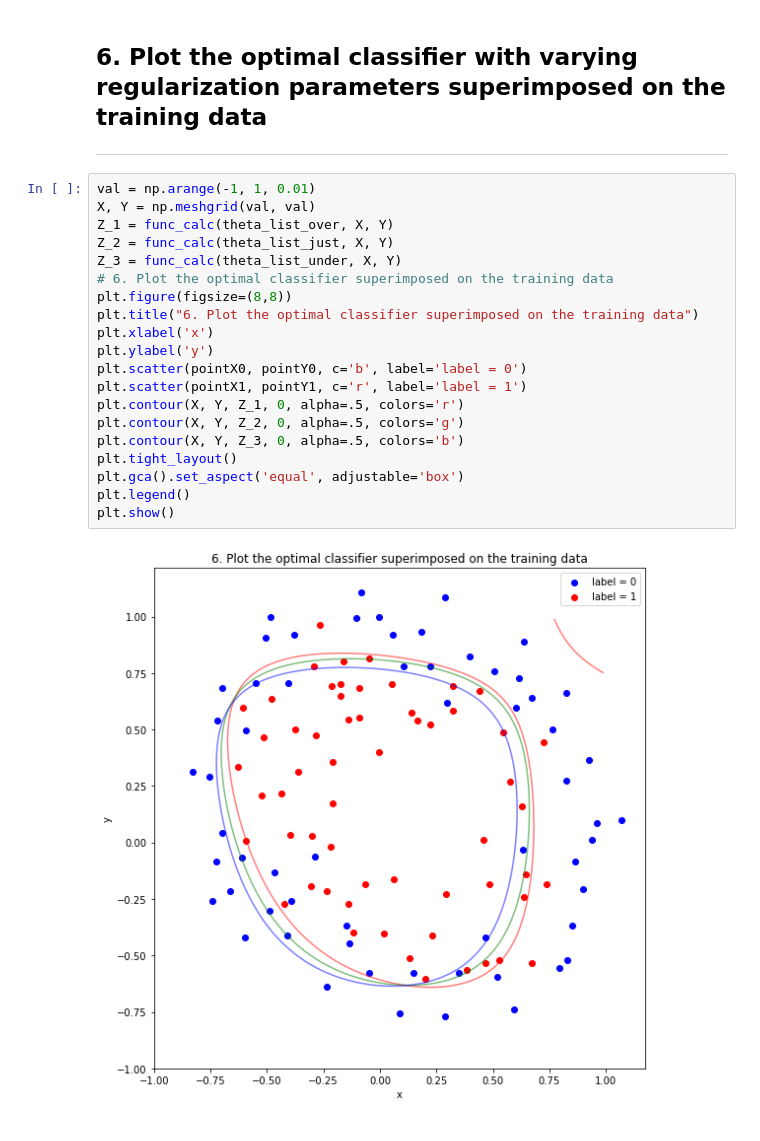
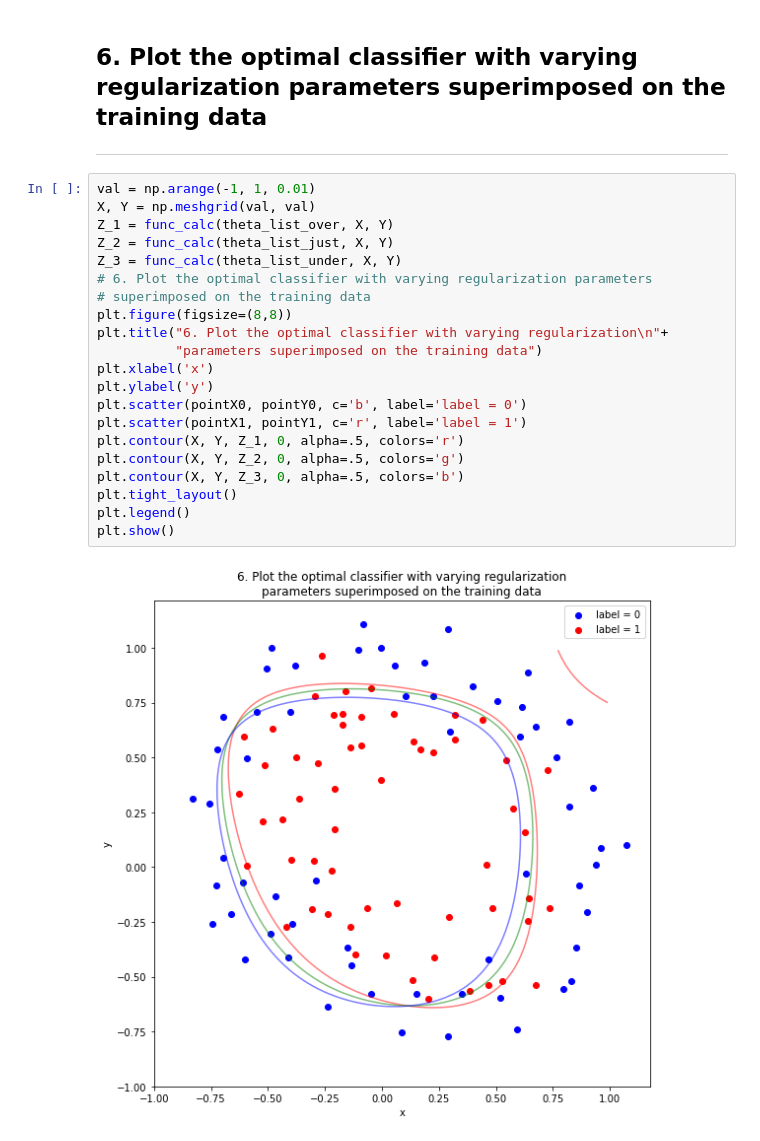
Before and after one commit to Reichidad/Machine-Learning-2020-Spring-Class, a Jupyter notebook: assignment07.ipynb, the cells around one changed output. Saved outputs shown, nothing was run; the diff lists cells and outputs as text.

```diff
--- a/assignment07.ipynb
+++ b/assignment07.ipynb
@@ -229,22 +226,23 @@ ___
 # %%
 val = np.arange(-1, 1, 0.01)
 X, Y = np.meshgrid(val, val)
 Z_1 = func_calc(theta_list_over, X, Y)
 Z_2 = func_calc(theta_list_just, X, Y)
 Z_3 = func_calc(theta_list_under, X, Y)
-# 6. Plot the optimal classifier superimposed on the training data
+# 6. Plot the optimal classifier with varying regularization parameters
+# superimposed on the training data
 plt.figure(figsize=(8,8))
-plt.title("6. Plot the optimal classifier superimposed on the training data")
+plt.title("6. Plot the optimal classifier with varying regularization\n"+
+          "parameters superimposed on the training data")
 plt.xlabel('x')
 plt.ylabel('y')
 plt.scatter(pointX0, pointY0, c='b', label='label = 0')
 plt.scatter(pointX1, pointY1, c='r', label='label = 1')
 plt.contour(X, Y, Z_1, 0, alpha=.5, colors='r')
 plt.contour(X, Y, Z_2, 0, alpha=.5, colors='g')
 plt.contour(X, Y, Z_3, 0, alpha=.5, colors='b')
 plt.tight_layout()
-plt.gca().set_aspect('equal', adjustable='box')
 plt.legend()
 plt.show()
 # %% [output]
-[figure, old version]
+[figure, new version]
```
Also changed, not shown: parts of 5 cells of this notebook.
